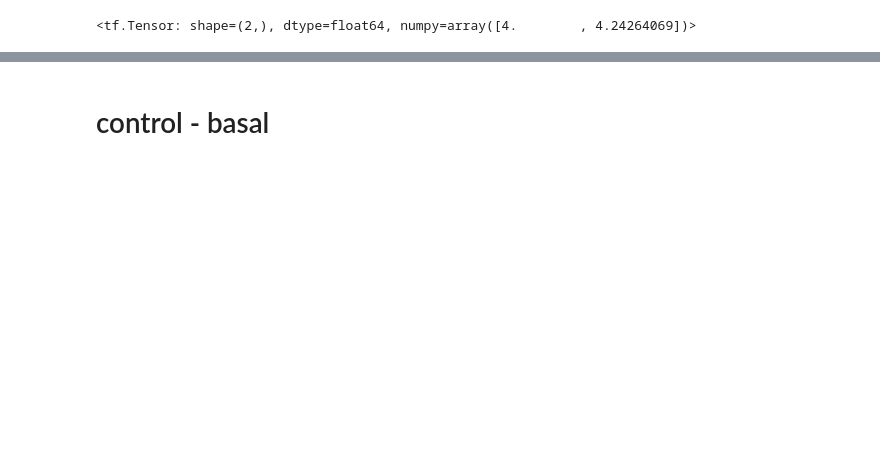
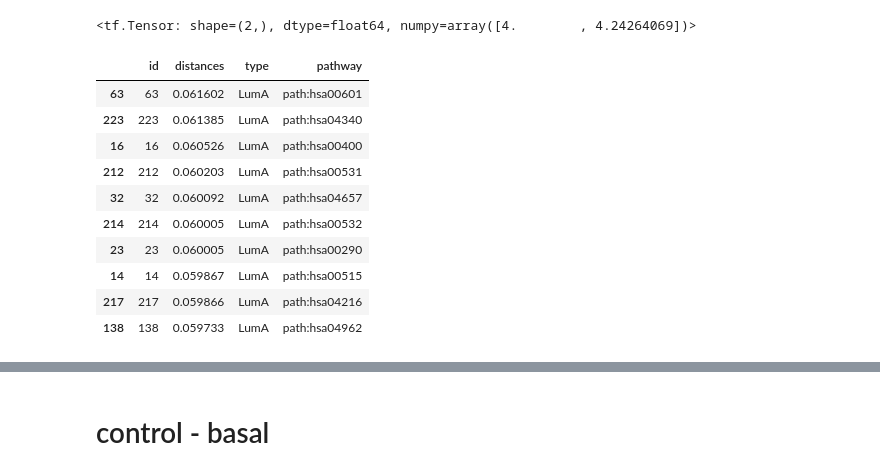
Before and after one commit to josura/GNN-metapathways, a Jupyter notebook: Inference.ipynb, the cells around one changed output, grey strips where cells are left out. Cells and saved outputs as stored; diff of their text form; code cells hidden in the pictures; blank space fills up the shorter version.

```diff
--- a/Inference.ipynb
+++ b/Inference.ipynb
@@ -86,3 +86,24 @@ pdDistanceBasalLumB = pd.DataFrame({'id':range(0,distanceControlsLumA.shape[0]),
 distanceLumALumB = rows_distance(tfLumAEmbeddings,tfLumBEmbeddings)
 pdDistanceLumALumB = pd.DataFrame({'id':range(0,distanceControlsLumA.shape[0]),
                       'distances':distanceLumALumB.numpy()})
+# %%
+pdDistanceControlBasal["type"] = ['Basal'] * distanceControlsBasal.shape[0]
+pdDistanceControlBasal["pathway"] = basalEmbeddingsWithIdFiltered["pathway_id"]
+pdDistanceControlLumA["type"] = ['LumA'] * distanceControlsLumA.shape[0]
+pdDistanceControlLumA["pathway"] = LumAEmbeddingsWithIdFiltered["pathway_id"]
+pdDistanceControlLumB["type"] = ['LumB'] * distanceControlsLumB.shape[0]
+pdDistanceControlLumB["pathway"] = LumBEmbeddingsWithIdFiltered["pathway_id"]
+
+pdDistanceControlLumA.sort_values(by=['distances'],ascending=False).head(10)
+# %% [output]
+|  | id | distances | type | pathway |
+| 63 | 63 | 0.061602 | LumA | path:hsa00601 |
+| 223 | 223 | 0.061385 | LumA | path:hsa04340 |
+| 16 | 16 | 0.060526 | LumA | path:hsa00400 |
+| 212 | 212 | 0.060203 | LumA | path:hsa00531 |
+| 32 | 32 | 0.060092 | LumA | path:hsa04657 |
+| 214 | 214 | 0.060005 | LumA | path:hsa00532 |
+| 23 | 23 | 0.060005 | LumA | path:hsa00290 |
+| 14 | 14 | 0.059867 | LumA | path:hsa00515 |
+| 217 | 217 | 0.059866 | LumA | path:hsa04216 |
+| 138 | 138 | 0.059733 | LumA | path:hsa04962 |
```
Also changed, not shown: parts of 10 cells of this notebook, 4 other files.
